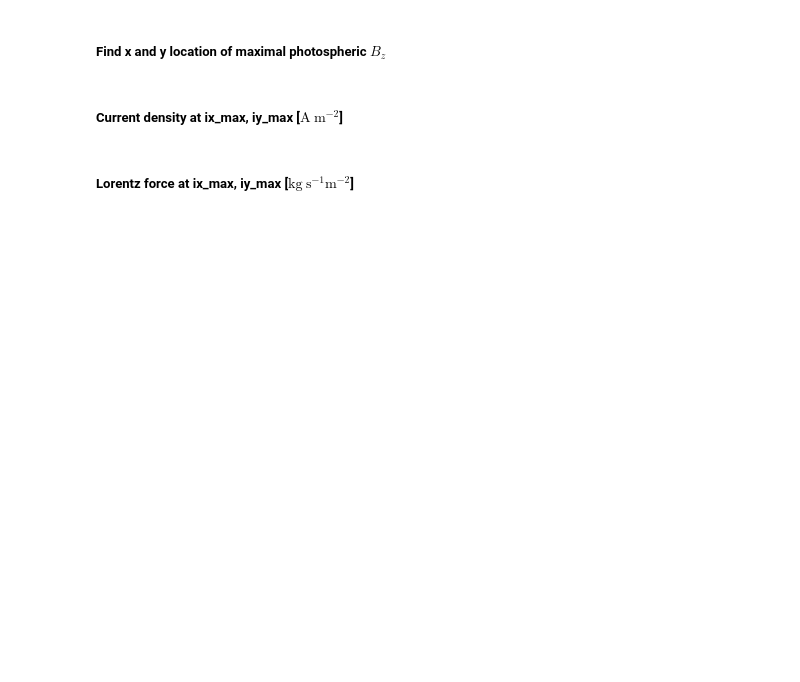
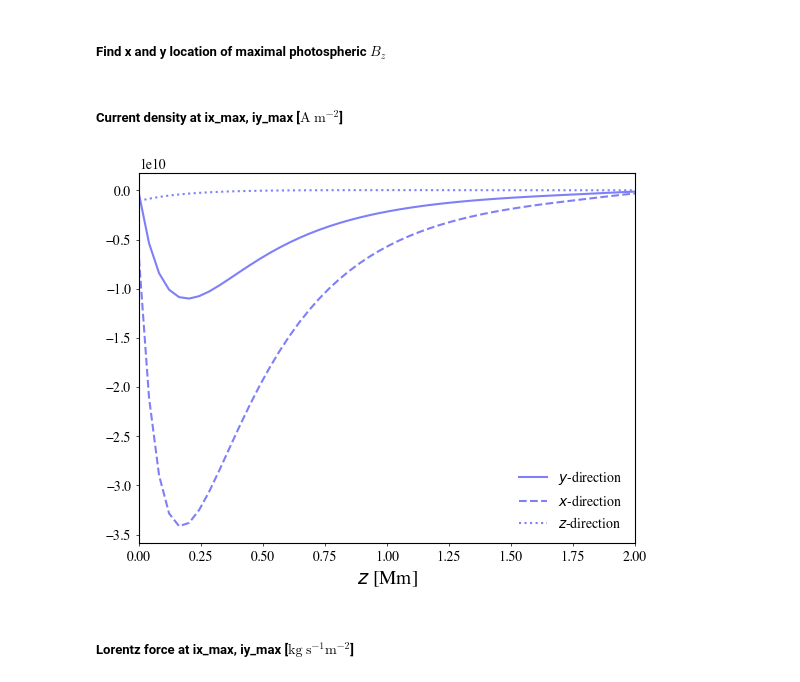
Before and after one commit to LMNadol/MHSXtraPy, a Jupyter notebook: notebooks/example-back-atmo.ipynb, the cells around one changed output. Cells and saved outputs as stored; diff of their text form; code cells hidden in the pictures; blank space fills up the shorter version.

```diff
--- a/notebooks/example-back-atmo.ipynb
+++ b/notebooks/example-back-atmo.ipynb
@@ -7,7 +10,9 @@ from __future__ import annotations
 import os
 
 import matplotlib.pyplot as plt
+import sys
 import numpy as np
+sys.path.append("/Users/lilli/Documents/MHSXtraPy")
 from matplotlib import rc
 from scipy.io import readsav
 
@@ -29,6 +34,7 @@ from mhsxtrapy.field3d import (
 
 rc("font", **{"family": "serif", "serif": ["Times"]})
 rc("text", usetex=True)
+plt.rcParams["text.usetex"] = False
 # %% [markdown]
 #### Two examples for 1D background atmospheres (temperature, pressure, density)
 # %% [markdown]
@@ -337,34 +371,36 @@ ax.plot(
 )
 ax.plot(
     z_arr,
     current_density[iy_max, ix_max, :, 1],
     linewidth=1.5,
     label=r"$x$-direction",
     color=(0.498, 0.502, 0.973),
     linestyle="dashed",
 )
 ax.plot(
     z_arr,
     current_density[iy_max, ix_max, :, 2],
     linewidth=1.5,
     label=r"$z$-direction",
     color=(0.498, 0.502, 0.973),
     linestyle="dotted",
 )
 
 ax.set_xlabel(r"$z$ [Mm]", size=14)
 plt.legend(frameon=False)
 ax.tick_params(direction="out", length=2, width=0.5)
 ax.set_xlim([0, data3d.z0])  # type: ignore
-ax.set_ylabel(r"$\textbf{j}$ [A m$^{-2}$]", size=14)
+# ax.set_ylabel(f"$\\textbf{j}$ [A m$^{-2}$]", size=14)
 # Ensure the 'figures' directory exists
 if not os.path.exists("figures"):
     os.makedirs("figures")
 
 # Construct the dynamic plot name
 plotname = f"figures/current-density_SI.png"
 plt.savefig(plotname, dpi=300, bbox_inches="tight", pad_inches=0.1)
 plt.show()
+# %% [output]
+[figure, added]
 # %% [markdown]
 ##### Lorentz force at ix_max, iy_max [$\text{kg}$ $\text{s}^{-1} \text{m}^{-2}$]
 # %%
```
Also changed, not shown: parts of 8 cells of this notebook, 13 other files.
